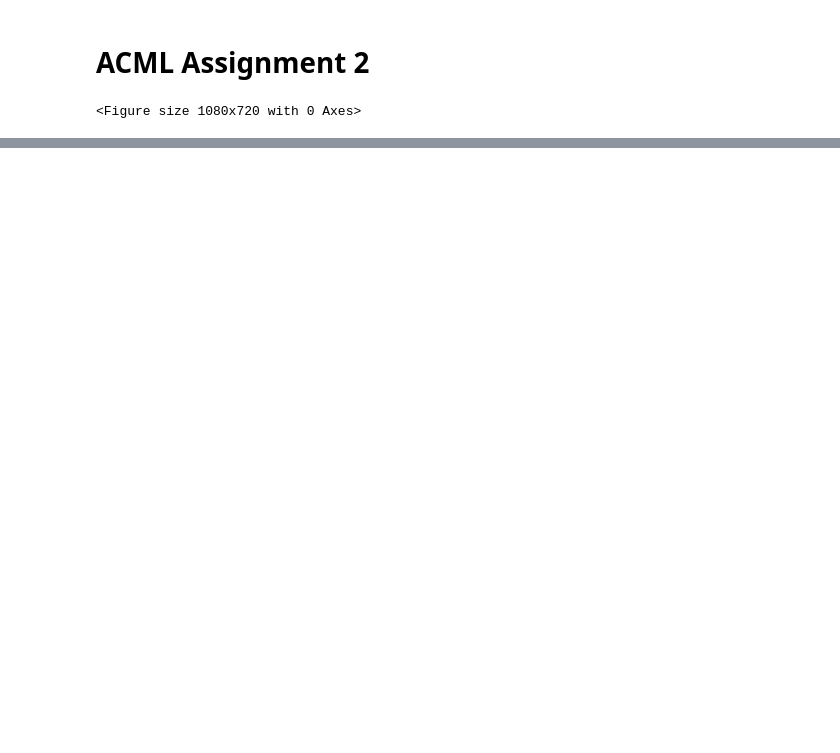
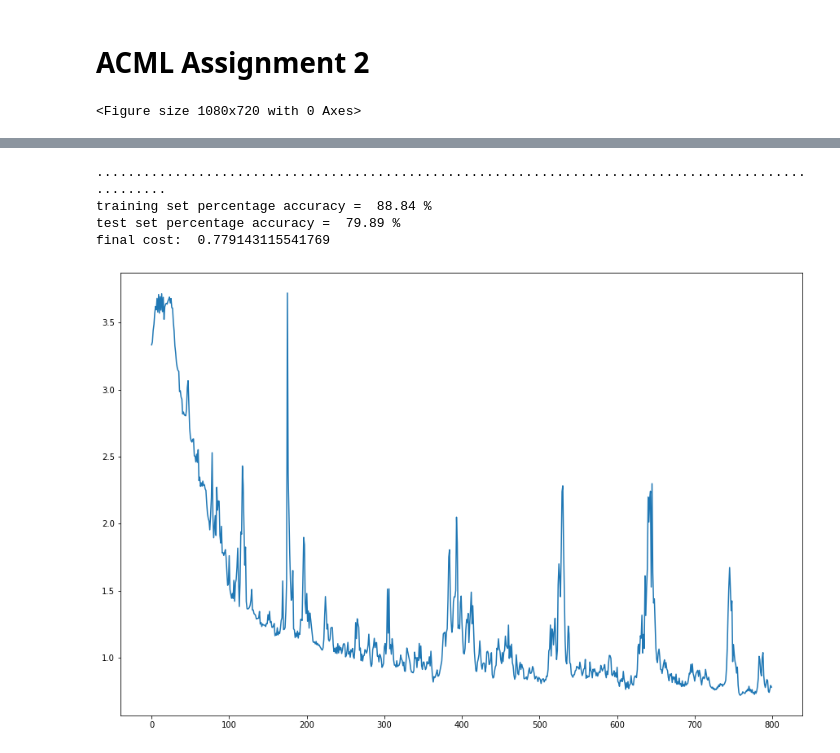
Before and after one commit to ThishenP/neural-network-from-scratch, a Jupyter notebook: Untitled.ipynb, the cells around one changed output, grey strips where cells are left out. Drawn from its saved outputs; the diff is of its cells as text; code cells hidden in the pictures; blank space fills up the shorter version.

```diff
--- a/Untitled.ipynb
+++ b/Untitled.ipynb
@@ -159,0 +202,12 @@ test set percentage accuracy = 89.94 %
+# %%
+NN_architecture = [784,25,10]
+max_iters = 800
+lr = 1
+Thetas, costs = train_nn(NN_architecture, X_train, y_train, tanh, max_iters, lr)
+show_results(X_train,y_train,X_test,y_test,Thetas,tanh,costs)
+# %% [output]
+....................................................................................................
+training set percentage accuracy =  88.84 %
+test set percentage accuracy =  79.89 %
+final cost:  0.779143115541769
+[figure, added]
```
Also changed, not shown: parts of 9 cells of this notebook.
